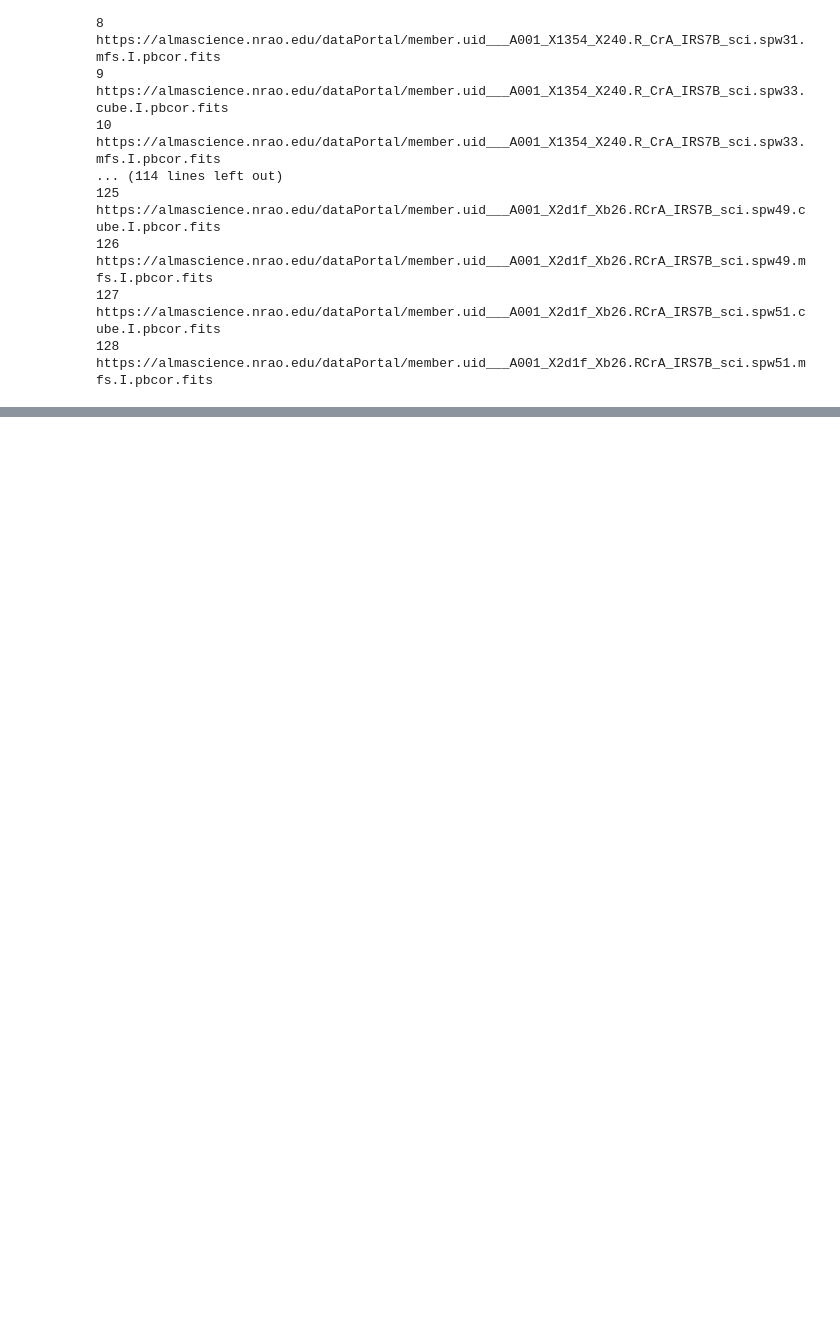
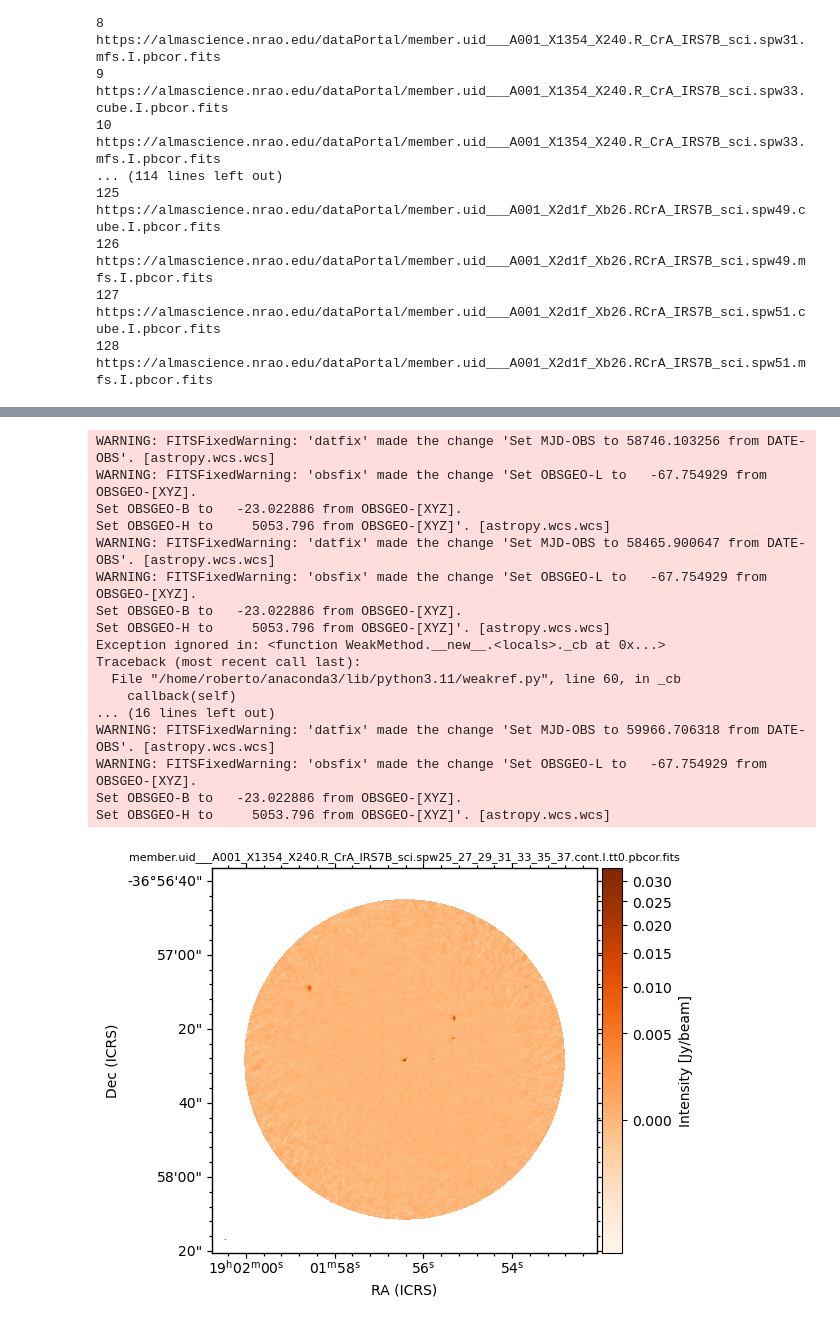
Before and after one commit to rgalvanmadrid/general, a Jupyter notebook: archive_tools/RCrA-archive.ipynb, the cells around one changed output, grey strips where cells are left out. Drawn from its saved outputs; the diff is of its cells as text; code cells hidden in the pictures; blank space fills up the shorter version.

Commit message:
Include aplpy plotting of selected downloaded images

```diff
--- a/archive_tools/RCrA-archive.ipynb
+++ b/archive_tools/RCrA-archive.ipynb
@@ -187,6 +189,11 @@ Total number of FITS files after selection criteria: 129
 # %%
 # Do the download:
 files_to_download = [2,17,31,38,69,100]
+#files_to_download = [2,17]
+download_paths = []
 for file in files_to_download:
     download = alma.download_files([fits_urls[file]], cache=True)
+    download_paths.append(download[0])
+print('Download paths are:')
+print(download_paths)
 # %% [output]
@@ -198,0 +243,43 @@ Downloading URL https://almascience.nrao.edu/dataPortal/member.uid___A001_X2d1f_
+# %%
+for image_file in download_paths:
+    im_upd = updatefits(image_file, 0)
+    #Read min/max and other params
+    data = im_upd.data
+    max = np.nanmax(data)
+    min = np.nanmin(data)
+    header = im_upd.header
+    #Call plotting
+    fig = plt.figure(figsize=(6, 5))
+    fig = aplpy.FITSFigure(im_upd, figure=fig)
+    fig.show_colorscale(cmap='Oranges',stretch='power', exponent=1/3,vmax=max,vmin=min)
+    #f1.add_label(0.15,0.9,field,relative=True,color='white',size=20)
+    fig.set_title(image_file.split('/')[-1], fontsize=8)
+    fig.add_colorbar()
+    fig.colorbar.show()
+    fig.colorbar.set_location('right')
+    fig.colorbar.set_font(size=10)
+    fig.colorbar.set_axis_label_text('Intensity [Jy/beam]')
+    fig.colorbar.set_axis_label_font(size=10) #weight='bold'
+    fig.add_beam()
+    fig.axis_labels.set_font(size=10)
+    fig.tick_labels.set_font(size=10)
+    fig.savefig(image_file.replace('.fits','.png'), dpi=150, adjust_bbox=True)
+# %% [output]
+WARNING: FITSFixedWarning: 'datfix' made the change 'Set MJD-OBS to 58746.103256 from DATE-OBS'. [astropy.wcs.wcs]
+WARNING: FITSFixedWarning: 'obsfix' made the change 'Set OBSGEO-L to   -67.754929 from OBSGEO-[XYZ].
+Set OBSGEO-B to   -23.022886 from OBSGEO-[XYZ].
+Set OBSGEO-H to     5053.796 from OBSGEO-[XYZ]'. [astropy.wcs.wcs]
+WARNING: FITSFixedWarning: 'datfix' made the change 'Set MJD-OBS to 58465.900647 from DATE-OBS'. [astropy.wcs.wcs]
+WARNING: FITSFixedWarning: 'obsfix' made the change 'Set OBSGEO-L to   -67.754929 from OBSGEO-[XYZ].
+Set OBSGEO-B to   -23.022886 from OBSGEO-[XYZ].
+Set OBSGEO-H to     5053.796 from OBSGEO-[XYZ]'. [astropy.wcs.wcs]
+Exception ignored in: <function WeakMethod.__new__.<locals>._cb at 0x...>
+Traceback (most recent call last):
+  File "/home/roberto/anaconda3/lib/python3.11/weakref.py", line 60, in _cb
+    callback(self)
+... (16 lines left out)
+WARNING: FITSFixedWarning: 'datfix' made the change 'Set MJD-OBS to 59966.706318 from DATE-OBS'. [astropy.wcs.wcs]
+WARNING: FITSFixedWarning: 'obsfix' made the change 'Set OBSGEO-L to   -67.754929 from OBSGEO-[XYZ].
+Set OBSGEO-B to   -23.022886 from OBSGEO-[XYZ].
+Set OBSGEO-H to     5053.796 from OBSGEO-[XYZ]'. [astropy.wcs.wcs]
+[figure, added]
```
Also changed, not shown: parts of 9 cells of this notebook.
